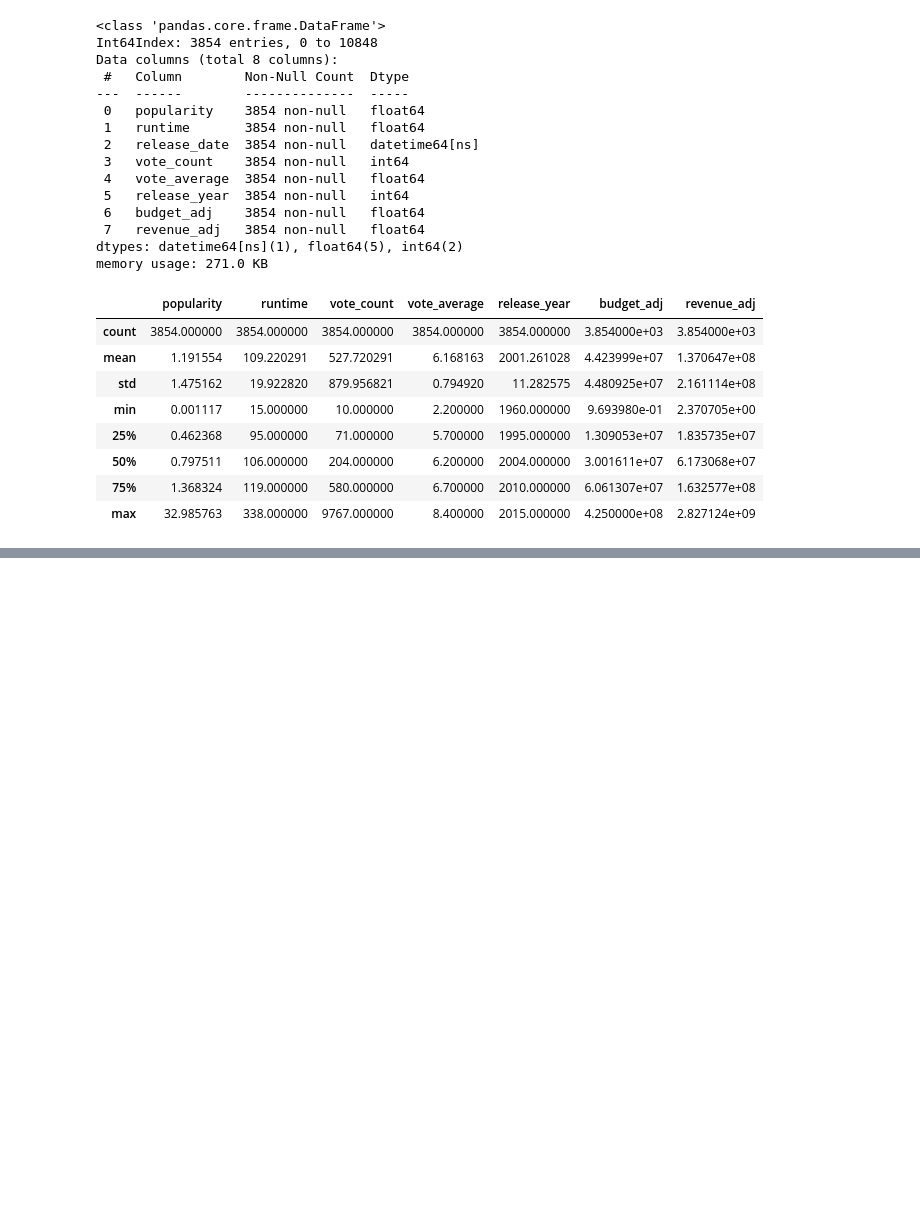
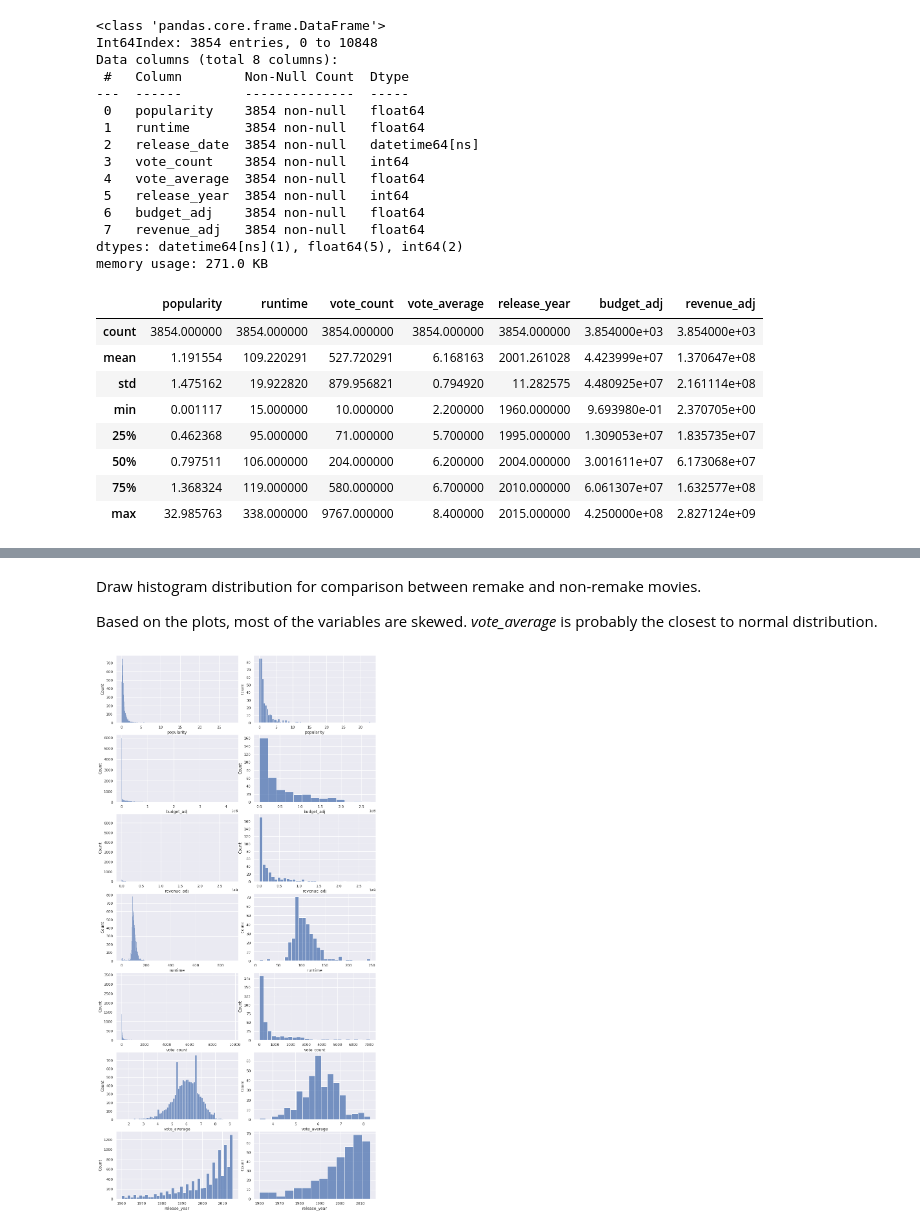
Before and after one commit to pohhjie/movie-analysis, a Jupyter notebook: movie-analysis_v1.ipynb, the cells around one changed output, grey strips where cells are left out. Cells and saved outputs as stored; diff of their text form; code cells hidden in the pictures; blank space fills up the shorter version.

Commit message:
Added Data Exploratory

```diff
--- a/movie-analysis_v1.ipynb
+++ b/movie-analysis_v1.ipynb
@@ -301,0 +310,10 @@ movies_data.describe()
+# %%
+movies_df = pd.read_excel('MovieDataset.xlsx')
+
+# Remove duplicates
+movies_df.drop_duplicates(inplace=True)
+
+# Format categorical value for is_remake into uppercase.
+movies_df['is_remake'] = movies_df['is_remake'].str.upper()
+
+movies_df.info()
@@ -301,0 +377,12 @@ movies_data.describe()
+# %%
+# Only keep columns that are needed for further analysis.
+# NOTE: Columns after release_year are non-numeric.
+movies_col = movies_df[
+    ['popularity','budget_adj','revenue_adj', 'runtime',
+     'vote_count','vote_average','release_year', 'is_remake',
+     'original_title', 'genres_1', 'genres_2']
+]
+
+# Extract another set of columns with all the movie for remake categorization
+non_remake_cols = movies_col[movies_col['is_remake'] == 'N']
+non_remake_cols.head()
@@ -301,0 +396,3 @@ movies_data.describe()
+# %%
+remake_cols = movies_col[movies_col['is_remake'] == 'Y']
+remake_cols.head()
@@ -301,0 +406,17 @@ movies_data.describe()
+# %% [markdown]
+Draw histogram distribution for comparison between remake and non-remake movies.
+
+Based on the plots, most of the variables are skewed. *vote_average* is probably the closest to normal distribution.
+# %%
+# Draw the distributions of all variables
+f, axes = plt.subplots(7, 2, figsize=(12, 24))
+f.tight_layout()
+
+count = 0
+for var in movies_col:
+    if var == 'is_remake': break
+    sb.histplot(data = non_remake_cols[var], ax = axes[count, 0])
+    sb.histplot(data = remake_cols[var], ax = axes[count, 1])
+    count += 1
+# %% [output]
+[figure, added]
```
Also changed, not shown: parts of 16 cells of this notebook.
